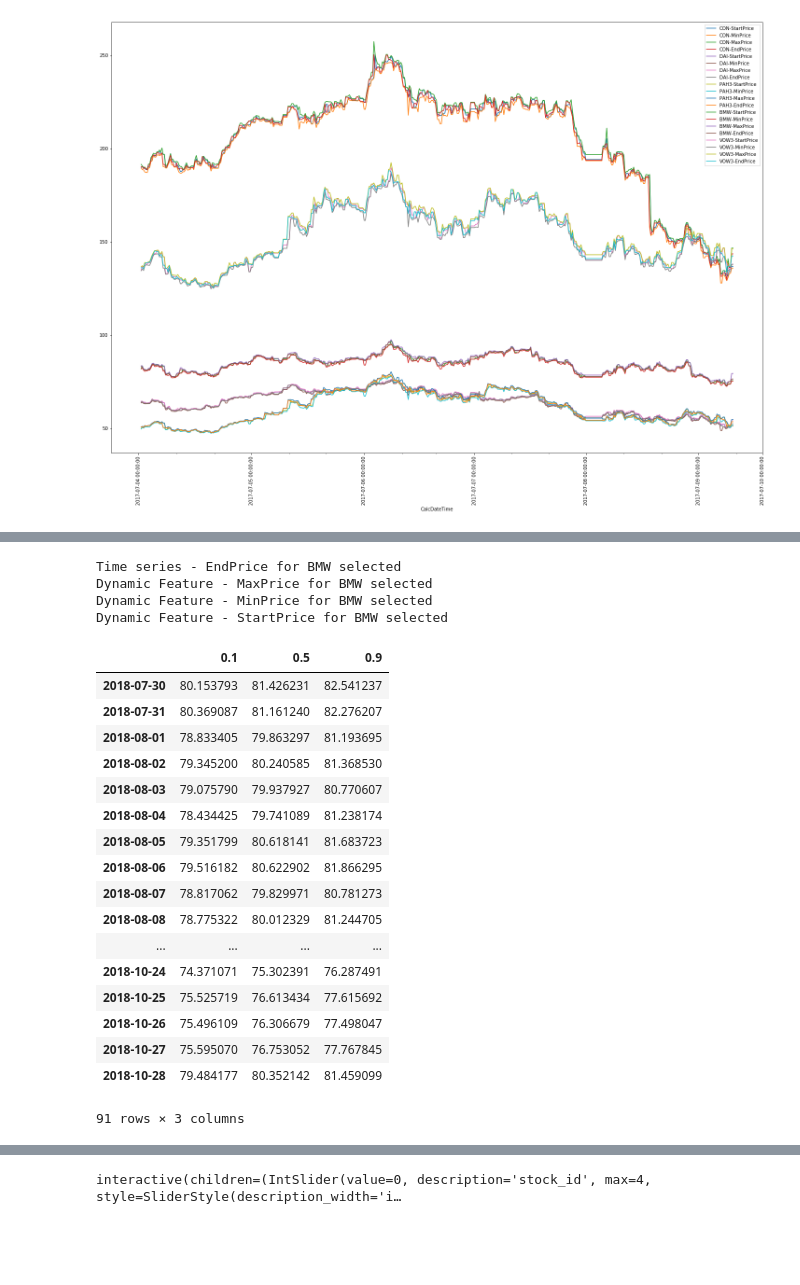
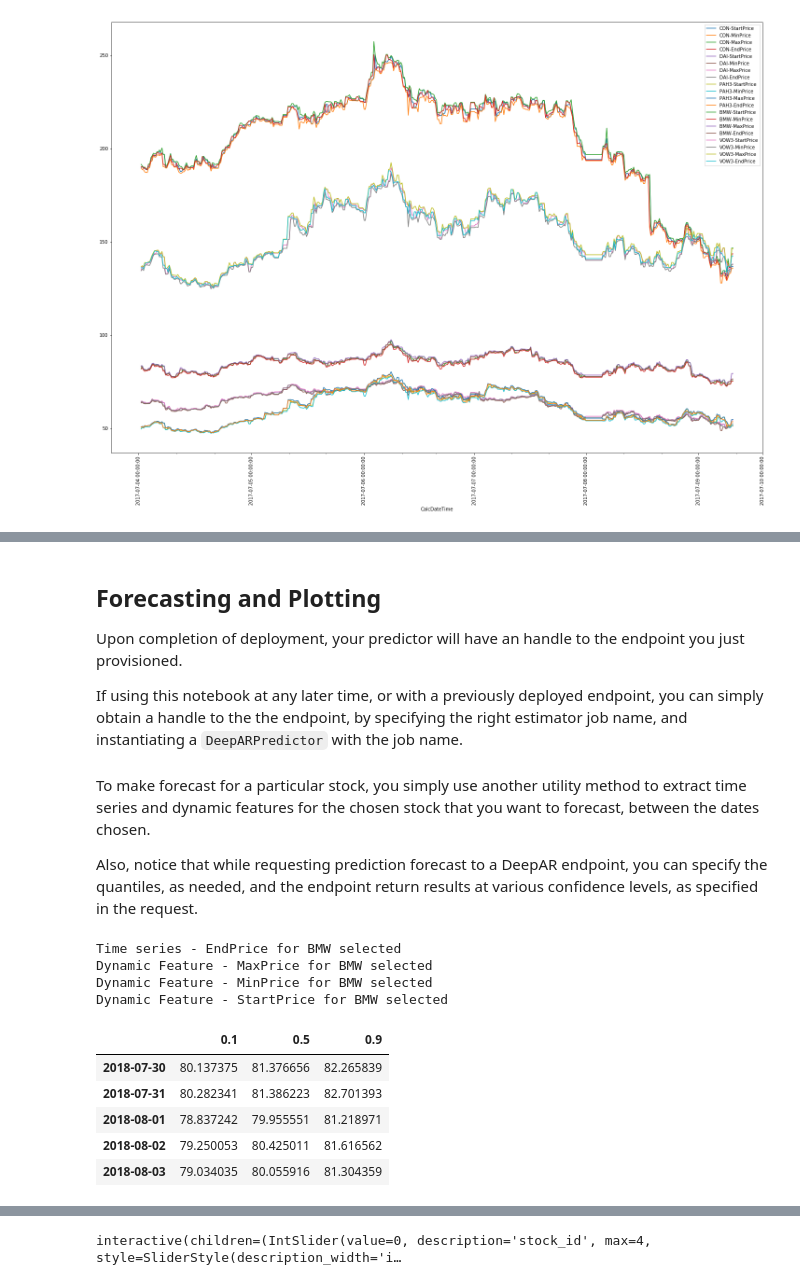
Before and after one commit to aws-samples/amazon-sagemaker-stock-prediction-archived, a Jupyter notebook: notebooks/dbg-deepar.ipynb, the cells around one changed output, grey strips where cells are left out. Saved outputs shown, nothing was run; the diff lists cells and outputs as text; code cells hidden in the pictures; blank space fills up the shorter version.

Commit message:
DeepAR Notebook and instructions

```diff
--- a/notebooks/dbg-deepar.ipynb
+++ b/notebooks/dbg-deepar.ipynb
@@ -118,33 +187,31 @@ predictor = estimator.deploy(
     instance_type='ml.m4.xlarge',
     predictor_cls=DeepARPredictor)
 print("Pedictor attached to Endpoint: {}".format(predictor.endpoint))
+# %% [markdown]
+## Forecasting and Plotting
+
+Upon completion of deployment, your predictor will have an handle to the endpoint you just provisioned.
+
+If using this notebook at any later time, or with a previously deployed endpoint, you can simply obtain a handle to the the endpoint, by specifying the right estimator job name, and instantiating a `DeepARPredictor` with the job name.
 # %%
 #estimator_job = 'dbg-deepar-D-2018-11-06-06-40-45-307'
 predictor = DeepARPredictor(estimator_job)
+# %% [markdown]
+To make forecast for a particular stock, you simply use another utility method to extract time series and dynamic features for the chosen stock that you want to forecast, between the dates chosen.
+
+Also, notice that while requesting prediction forecast to a DeepAR endpoint, you can specify the quantiles, as needed, and the endpoint return results at various confidence levels, as specified in the request.
 # %%
-ts, dynamic_feat, dummy = util.query_for_stock('BMW', target_column, covariate_columns, stock_data_series, prediction_length)
+ts, dynamic_feat, observed = util.query_for_stock('BMW', target_column, covariate_columns, stock_data_series, prediction_length)
 prediction = predictor.predict(ts=ts, dynamic_feat = dynamic_feat, quantiles=[0.10, 0.5, 0.90], return_samples=False)
-prediction
+prediction.head()
 # %% [output]
 Time series - EndPrice for BMW selected
 Dynamic Feature - MaxPrice for BMW selected
 Dynamic Feature - MinPrice for BMW selected
 Dynamic Feature - StartPrice for BMW selected
 |  | 0.1 | 0.5 | 0.9 |
-| 2018-07-30 | 80.153793 | 81.426231 | 82.541237 |
-| 2018-07-31 | 80.369087 | 81.161240 | 82.276207 |
-| 2018-08-01 | 78.833405 | 79.863297 | 81.193695 |
-| 2018-08-02 | 79.345200 | 80.240585 | 81.368530 |
-| 2018-08-03 | 79.075790 | 79.937927 | 80.770607 |
-| 2018-08-04 | 78.434425 | 79.741089 | 81.238174 |
-| 2018-08-05 | 79.351799 | 80.618141 | 81.683723 |
-| 2018-08-06 | 79.516182 | 80.622902 | 81.866295 |
-| 2018-08-07 | 78.817062 | 79.829971 | 80.781273 |
-| 2018-08-08 | 78.775322 | 80.012329 | 81.244705 |
-| ... | ... | ... | ... |
-| 2018-10-24 | 74.371071 | 75.302391 | 76.287491 |
-| 2018-10-25 | 75.525719 | 76.613434 | 77.615692 |
-| 2018-10-26 | 75.496109 | 76.306679 | 77.498047 |
-| 2018-10-27 | 75.595070 | 76.753052 | 77.767845 |
-| 2018-10-28 | 79.484177 | 80.352142 | 81.459099 |
+| 2018-07-30 | 80.137375 | 81.376656 | 82.265839 |
+| 2018-07-31 | 80.282341 | 81.386223 | 82.701393 |
+| 2018-08-01 | 78.837242 | 79.955551 | 81.218971 |
+| 2018-08-02 | 79.250053 | 80.425011 | 81.616562 |
+| 2018-08-03 | 79.034035 | 80.055916 | 81.304359 |
-91 rows × 3 columns
```
Also changed, not shown: parts of 17 cells of this notebook, 2 other files.
